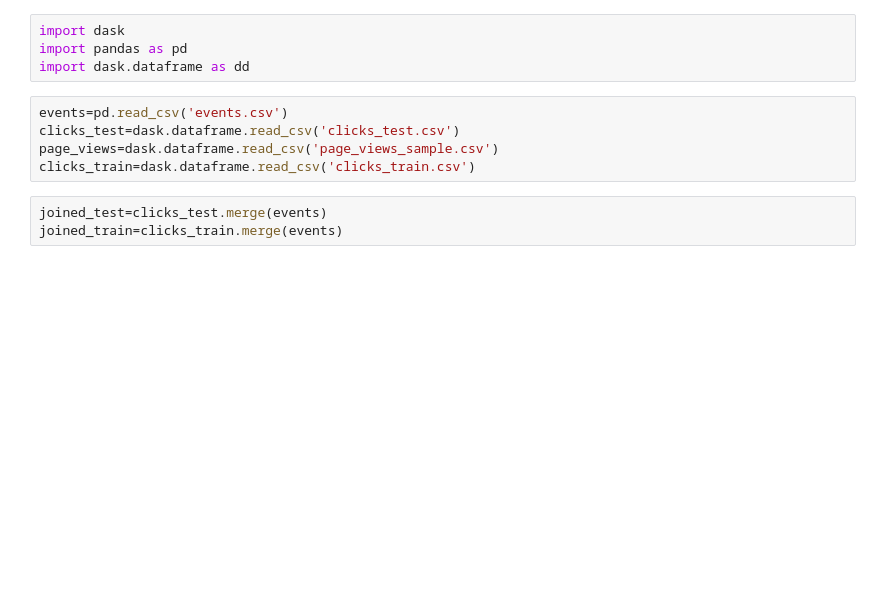
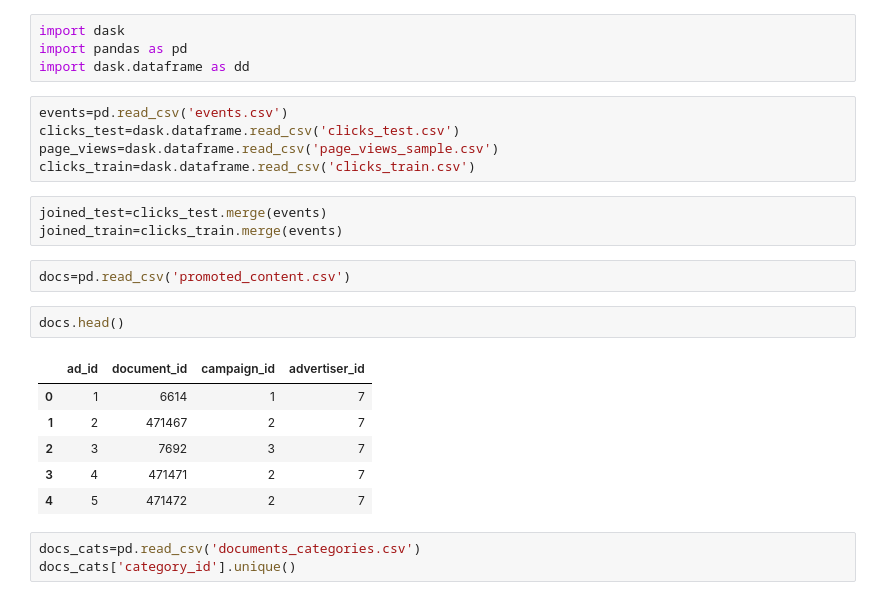
Before and after one commit to shgidi/Kaggle_outbrain, a Jupyter notebook: Explore_supplementory_data.ipynb, the cells around one changed output. Cells and saved outputs as stored; diff of their text form; blank space fills up the shorter version.

```diff
--- a/Explore_supplementory_data.ipynb
+++ b/Explore_supplementory_data.ipynb
@@ -10,3 +10,17 @@ clicks_train=dask.dataframe.read_csv('clicks_train.csv')
 # %%
 joined_test=clicks_test.merge(events)
 joined_train=clicks_train.merge(events)
+# %%
+docs=pd.read_csv('promoted_content.csv')
+# %%
+docs.head()
+# %% [output]
+|  | ad_id | document_id | campaign_id | advertiser_id |
+| 0 | 1 | 6614 | 1 | 7 |
+| 1 | 2 | 471467 | 2 | 7 |
+| 2 | 3 | 7692 | 3 | 7 |
+| 3 | 4 | 471471 | 2 | 7 |
+| 4 | 5 | 471472 | 2 | 7 |
+# %%
+docs_cats=pd.read_csv('documents_categories.csv')
+docs_cats['category_id'].unique()
```
Also changed, not shown: parts of 7 cells of this notebook, 5 other files.
